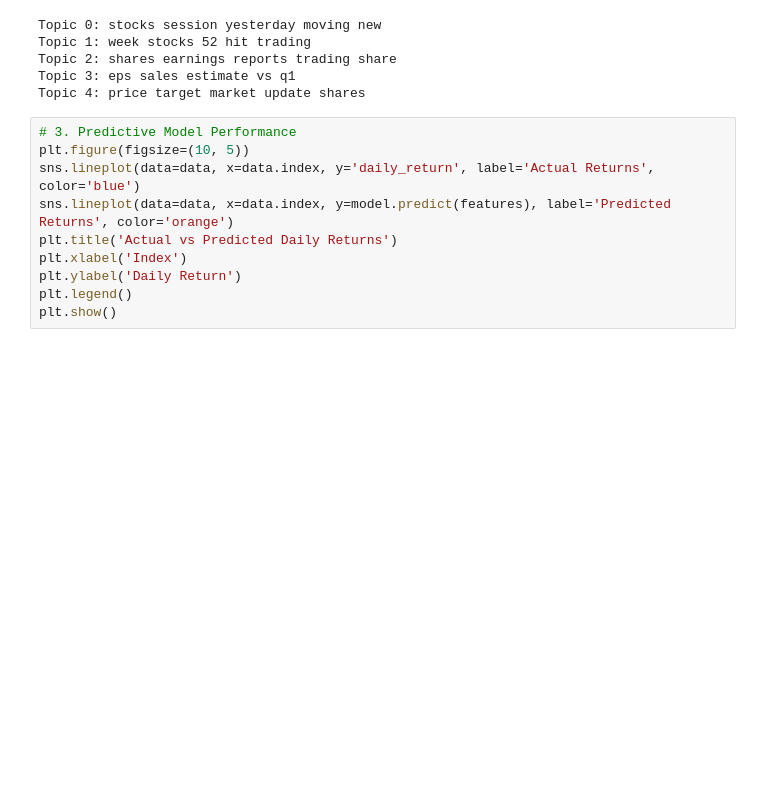
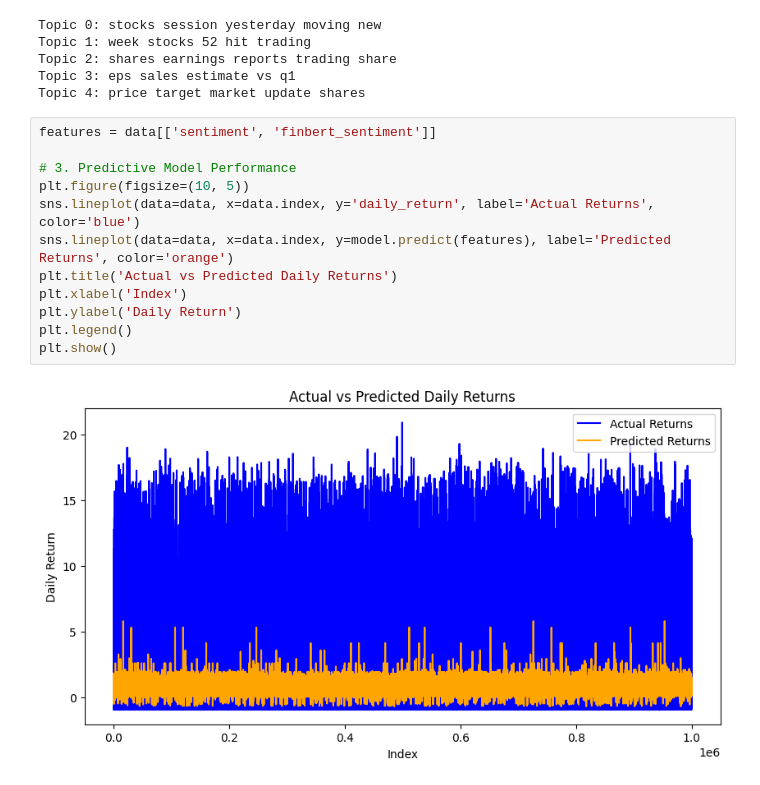
Before and after one commit to Natnahom/kaim-week-12, a Jupyter notebook: notebooks/advanced_analyticsAnalysis.ipynb, the cells around one changed output. Drawn from its saved outputs; the diff is of its cells as text; blank space fills up the shorter version.

Commit message:
Updated task-4 model training plots

```diff
--- a/notebooks/advanced_analyticsAnalysis.ipynb
+++ b/notebooks/advanced_analyticsAnalysis.ipynb
@@ -216,12 +216,16 @@ Topic 2: shares earnings reports trading share
 Topic 3: eps sales estimate vs q1
 Topic 4: price target market update shares
 # %%
+features = data[['sentiment', 'finbert_sentiment']]
+
 # 3. Predictive Model Performance
 plt.figure(figsize=(10, 5))
 sns.lineplot(data=data, x=data.index, y='daily_return', label='Actual Returns', color='blue')
 sns.lineplot(data=data, x=data.index, y=model.predict(features), label='Predicted Returns', color='orange')
 plt.title('Actual vs Predicted Daily Returns')
 plt.xlabel('Index')
 plt.ylabel('Daily Return')
 plt.legend()
 plt.show()
+# %% [output]
+[figure, added]
```
